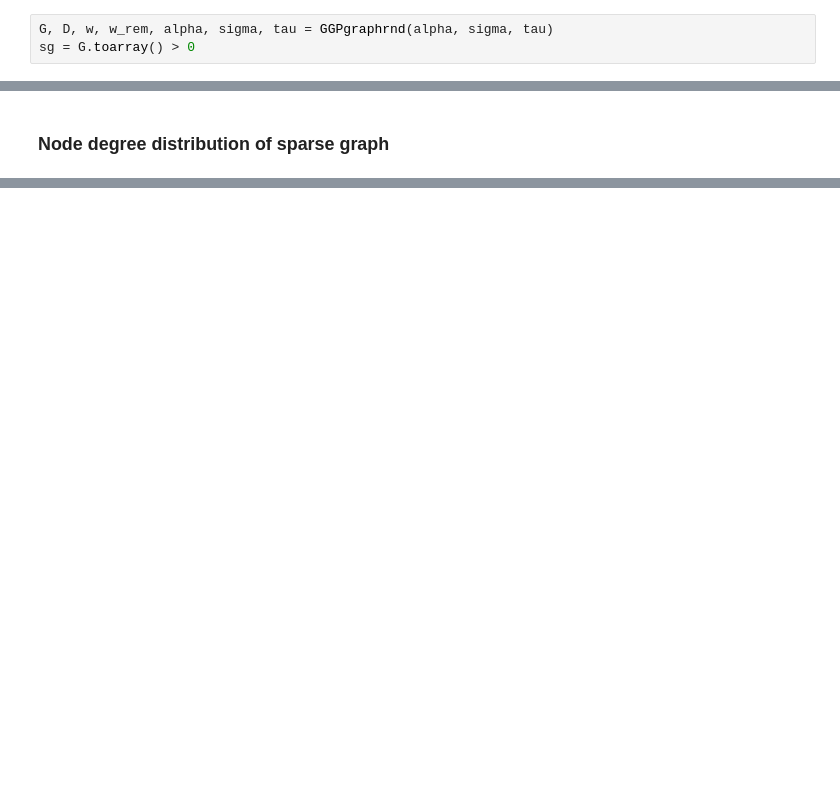
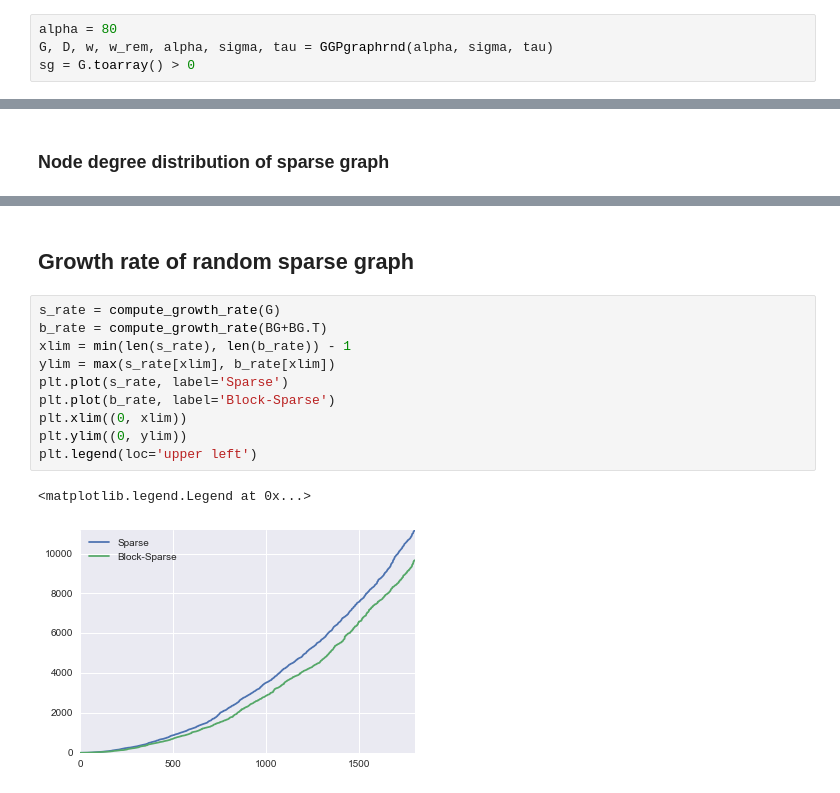
Before and after one commit to dongwookim-ml/sparse-graph-prior, a Jupyter notebook: notebooks/SimulateSparseGraph.ipynb, the cells around one changed output, grey strips where cells are left out. Drawn from its saved outputs; the diff is of its cells as text; blank space fills up the shorter version.

```diff
--- a/notebooks/SimulateSparseGraph.ipynb
+++ b/notebooks/SimulateSparseGraph.ipynb
@@ -204,6 +205,7 @@ We now simulate a sparse graph without any group structures suggested by Caron a
 
 Reference:Caron, F., & Fox, E. B. (2015). Sparse graphs using exchangeable random measures, 1–64. Retrieved from http://arxiv.org/abs/1401.1137
 # %%
+alpha = 80
 G, D, w, w_rem, alpha, sigma, tau = GGPgraphrnd(alpha, sigma, tau)
 sg = G.toarray() > 0
 # %% [markdown]
@@ -239,0 +242,15 @@ plt.ylim([0, np.max(degree_dist)])
+# %% [markdown]
+## Growth rate of random sparse graph
+# %%
+s_rate = compute_growth_rate(G)
+b_rate = compute_growth_rate(BG+BG.T)
+xlim = min(len(s_rate), len(b_rate)) - 1
+ylim = max(s_rate[xlim], b_rate[xlim])
+plt.plot(s_rate, label='Sparse')
+plt.plot(b_rate, label='Block-Sparse')
+plt.xlim((0, xlim))
+plt.ylim((0, ylim))
+plt.legend(loc='upper left')
+# %% [output]
+<matplotlib.legend.Legend at 0x...>
+[figure, added]
```
Also changed, not shown: parts of 12 cells of this notebook, 2 other files.
